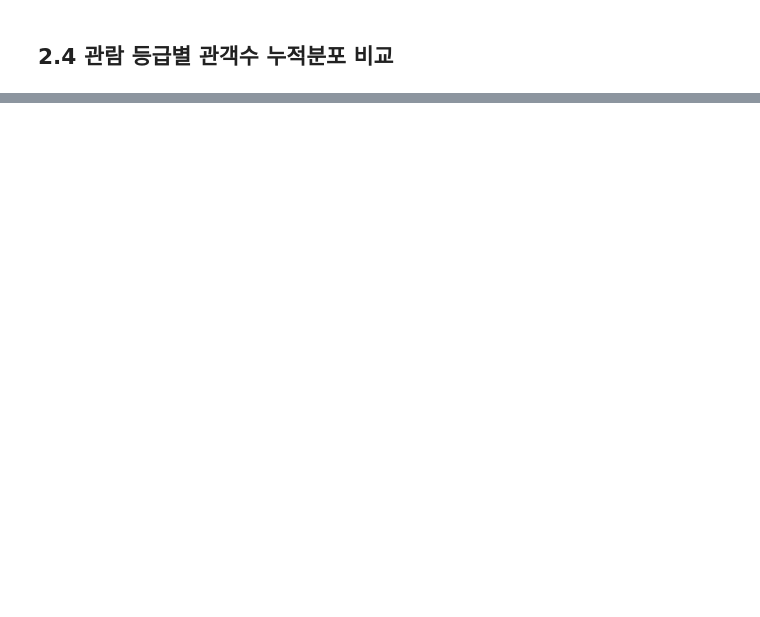
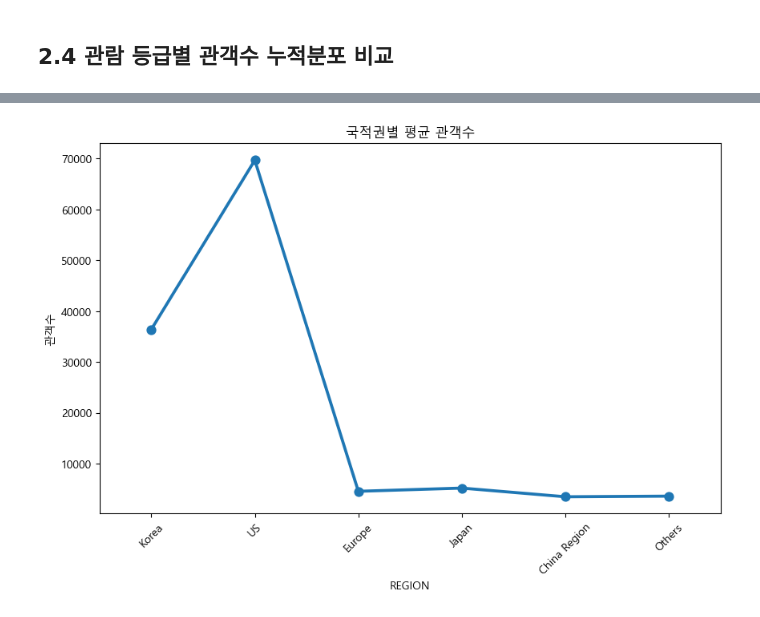
Before and after one commit to yoonha315/mini_project_eda, a Jupyter notebook: 01_data_preprocessing.ipynb, the cells around one changed output, grey strips where cells are left out. Saved outputs shown, nothing was run; the diff lists cells and outputs as text; code cells hidden in the pictures; blank space fills up the shorter version.

```diff
--- a/01_data_preprocessing.ipynb
+++ b/01_data_preprocessing.ipynb
@@ -1158,0 +1236,5 @@ plt.show()
+# %%
+# 적용
+movie_df['REGION'] = movie_df['NLTY_NM'].apply(classify_region_simple)
+# 문자열 정리
+movie_df['REGION'] = movie_df['REGION'].astype(str).str.strip()
@@ -1158,0 +1252,19 @@ plt.show()
+# %%
+movie_df['REGION'] = pd.Categorical(
+    movie_df['REGION'],
+    categories=region_order,
+    ordered=True
+)
+
+color_map = {
+    'Korea':        '#FF6B6B',  # 코랄 레드
+    'US':           '#4D96FF',  # 클린 블루
+    'Europe':       '#6BCB77',  # 민트 그린
+    'Japan':        '#FFD93D',  # 라이트 옐로
+    'China Region': '#845EC2',  # 바이올렛
+    'Others':       '#B0B8C1'   # 뉴트럴 그레이
+}
+
+
+colors = [color_map[reg] for reg in region_sum.index]
+palette = [color_map[r] for r in region_order]
@@ -1158,0 +1290,16 @@ plt.show()
+# %%
+plt.figure(figsize=(10,6))
+
+sns.pointplot(
+    data=movie_df,
+    x='REGION',
+    y='VIEWNG_NMPR_CO',
+    estimator='mean',
+    errorbar=None
+)
+plt.title('국적권별 평균 관객수')
+plt.ylabel('관객수')
+plt.xticks(rotation=45)
+plt.show()
+# %% [output]
+[figure, added]
```
Also changed, not shown: parts of 24 cells of this notebook.
